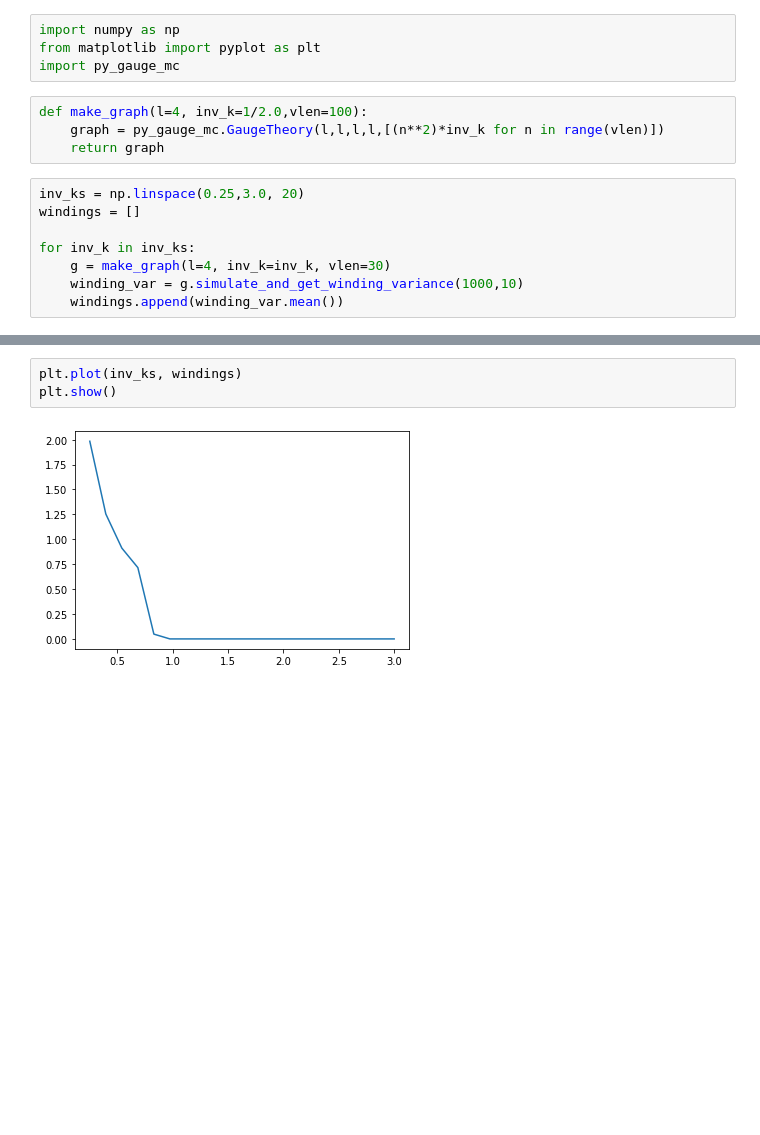
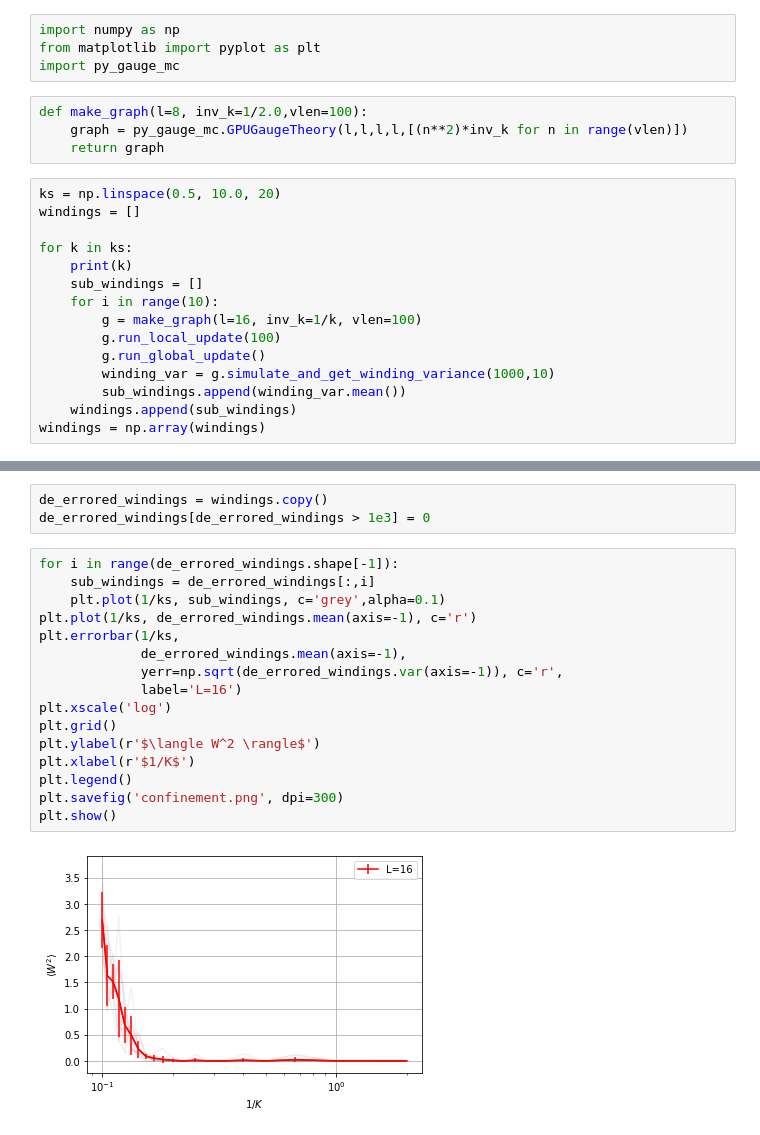
Before and after one commit to Renmusxd/PyGaugeMC, a Jupyter notebook: jupyter/EarlySim.ipynb, the cells around one changed output, grey strips where cells are left out. Cells and saved outputs as stored; diff of their text form; blank space fills up the shorter version.

Commit message:
GPU global moves

```diff
--- a/jupyter/EarlySim.ipynb
+++ b/jupyter/EarlySim.ipynb
@@ -3,14 +3,21 @@ import numpy as np
 from matplotlib import pyplot as plt
 import py_gauge_mc
 # %%
-def make_graph(l=4, inv_k=1/2.0,vlen=100):
-    graph = py_gauge_mc.GaugeTheory(l,l,l,l,[(n**2)*inv_k for n in range(vlen)])
+def make_graph(l=8, inv_k=1/2.0,vlen=100):
+    graph = py_gauge_mc.GPUGaugeTheory(l,l,l,l,[(n**2)*inv_k for n in range(vlen)])
     return graph
 # %%
-inv_ks = np.linspace(0.25,3.0, 20)
+ks = np.linspace(0.5, 10.0, 20)
 windings = []
 
-for inv_k in inv_ks:
-    g = make_graph(l=4, inv_k=inv_k, vlen=30)
-    winding_var = g.simulate_and_get_winding_variance(1000,10)
-    windings.append(winding_var.mean())
+for k in ks:
+    print(k)
+    sub_windings = []
+    for i in range(10):
+        g = make_graph(l=16, inv_k=1/k, vlen=100)
+        g.run_local_update(100)
+        g.run_global_update()
+        winding_var = g.simulate_and_get_winding_variance(1000,10)
+        sub_windings.append(winding_var.mean())
+    windings.append(sub_windings)
+windings = np.array(windings)
@@ -17,5 +45,21 @@ for inv_k in inv_ks:
+# %%
+de_errored_windings = windings.copy()
+de_errored_windings[de_errored_windings > 1e3] = 0
 # %%
-plt.plot(inv_ks, windings)
+for i in range(de_errored_windings.shape[-1]):
+    sub_windings = de_errored_windings[:,i]
+    plt.plot(1/ks, sub_windings, c='grey',alpha=0.1)
+plt.plot(1/ks, de_errored_windings.mean(axis=-1), c='r')
+plt.errorbar(1/ks,
+             de_errored_windings.mean(axis=-1),
+             yerr=np.sqrt(de_errored_windings.var(axis=-1)), c='r',
+             label='L=16')
+plt.xscale('log')
+plt.grid()
+plt.ylabel(r'$\langle W^2 \rangle$')
+plt.xlabel(r'$1/K$')
+plt.legend()
+plt.savefig('confinement.png', dpi=300)
 plt.show()
 # %% [output]
-[figure, old version]
+[figure, new version]
```
Also changed, not shown: parts of 1 cell of this notebook, 3 other files.
